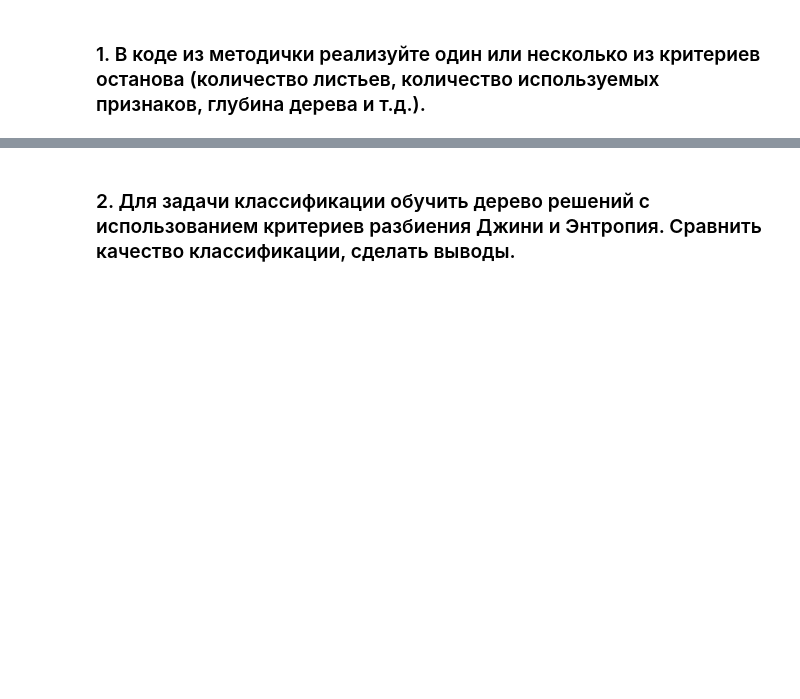
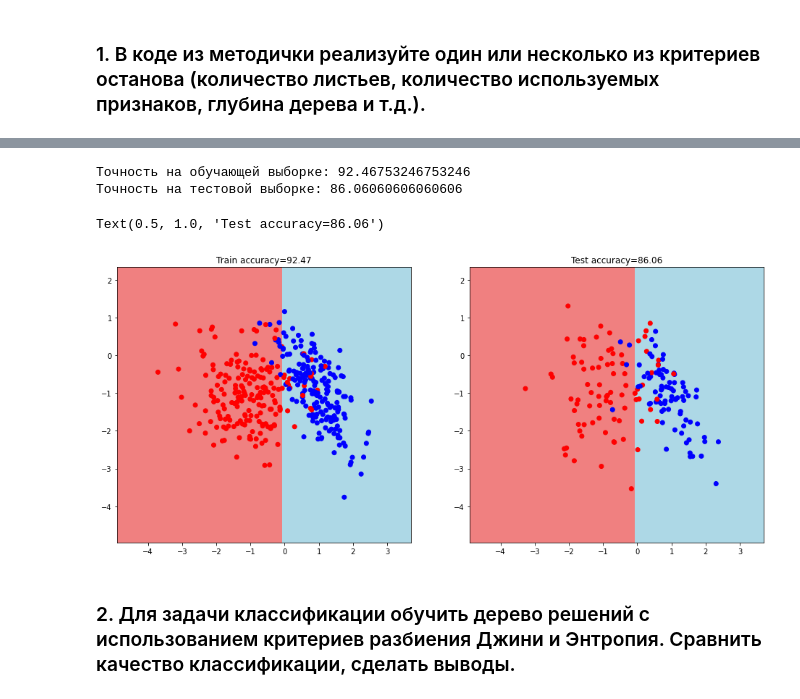
Before and after one commit to IInvasion/data_analysis_algorithms, a Jupyter notebook: homework_4.ipynb, the cells around one changed output, grey strips where cells are left out. Saved outputs shown, nothing was run; the diff lists cells and outputs as text; code cells hidden in the pictures; blank space fills up the shorter version.

```diff
--- a/homework_4.ipynb
+++ b/homework_4.ipynb
@@ -266,15 +278,19 @@ Text(0.5, 1.0, 'Test accuracy=94.67')
 # %%
-def build_tree_stop(data, labels):
+def build_tree_max_depth(data, labels, depth=1, max_depth=3):
     """Recursive tree building."""
+
+    depth += 1
 
     quality, t, index = find_best_split(data, labels)
 
-    if quality == 0:
+    if quality == 0 or depth > max_depth:
         return Leaf(data, labels)
 
     true_data, false_data, true_labels, false_labels = split(data, labels, index, t)
 
-    true_branch = build_tree(true_data, true_labels)
-    false_branch = build_tree(false_data, false_labels)
+    true_branch = build_tree_max_depth(true_data, true_labels, depth)
+    false_branch = build_tree_max_depth(false_data, false_labels, depth)
 
-    return Node(index, t, true_branch, false_branch)
+    return Node(index, t, true_branch, false_branch, depth)
+# %%
+decision_tree = build_tree_max_depth(train_data, train_labels)
@@ -280,0 +320,25 @@ def build_tree_stop(data, labels):
+# %%
+train_accuracy = accuracy_metric(train_labels, train_answers)
+test_accuracy = accuracy_metric(test_labels, answers)
+print(f'Точность на обучающей выборке: {train_accuracy}')
+print(f'Точность на тестовой выборке: {test_accuracy}')
+# %% [output]
+Точность на обучающей выборке: 92.46753246753246
+Точность на тестовой выборке: 86.06060606060606
+# %%
+plt.figure(figsize=(16, 7))
+
+plt.subplot(1, 2, 1)
+xx, yy = get_meshgrid(train_data)
+mesh_predictions = np.array(predict(np.c_[xx.ravel(), yy.ravel()], decision_tree)).reshape(xx.shape)
+plt.pcolormesh(xx, yy, mesh_predictions, cmap=light_colors)
+plt.scatter(train_data[:, 0], train_data[:, 1], c=train_labels, cmap=colors)
+plt.title(f'Train accuracy={train_accuracy:.2f}')
+
+plt.subplot(1, 2, 2)
+plt.pcolormesh(xx, yy, mesh_predictions, cmap = light_colors)
+plt.scatter(test_data[:, 0], test_data[:, 1], c = test_labels, cmap = colors)
+plt.title(f'Test accuracy={test_accuracy:.2f}')
+# %% [output]
+Text(0.5, 1.0, 'Test accuracy=86.06')
+[figure, added]
```
Also changed, not shown: parts of 27 cells of this notebook, 1 other file.
